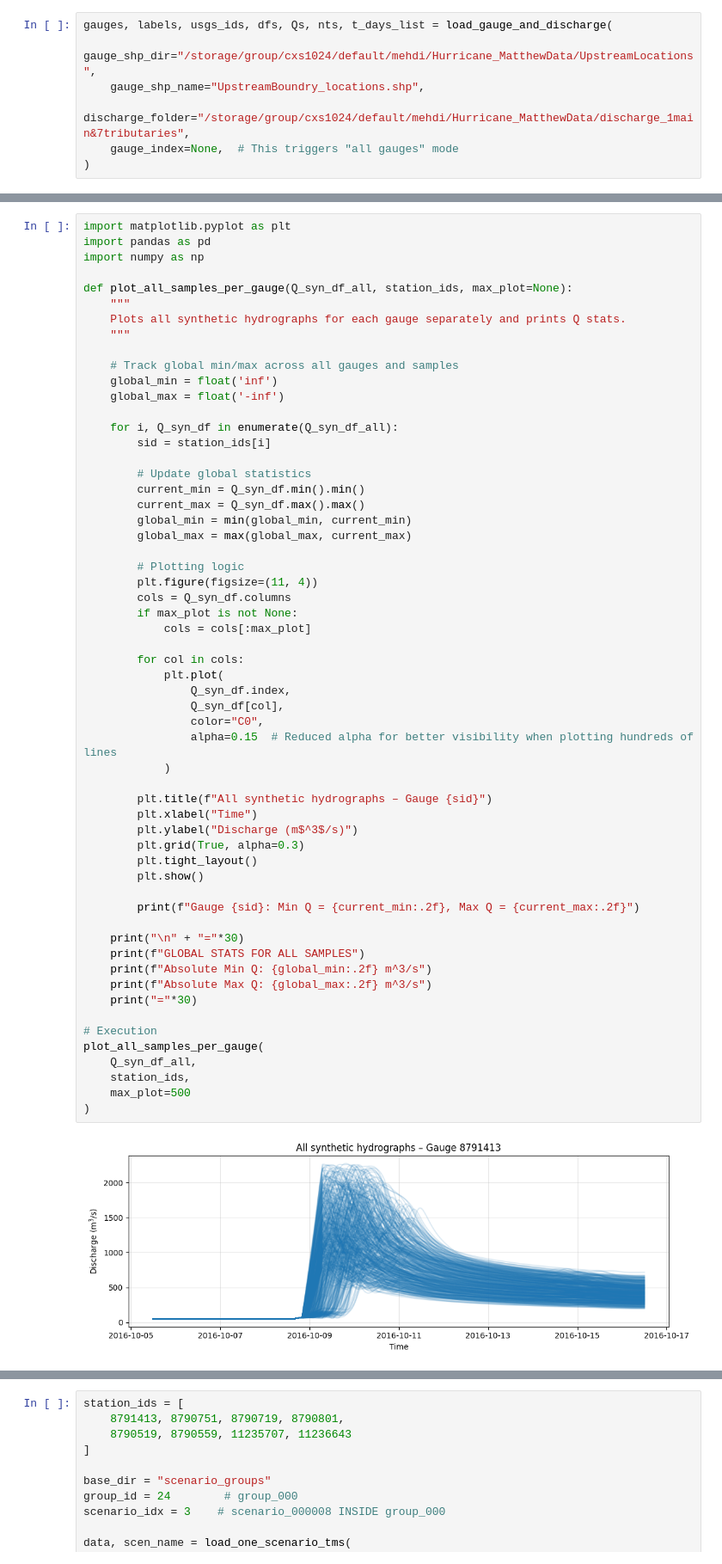
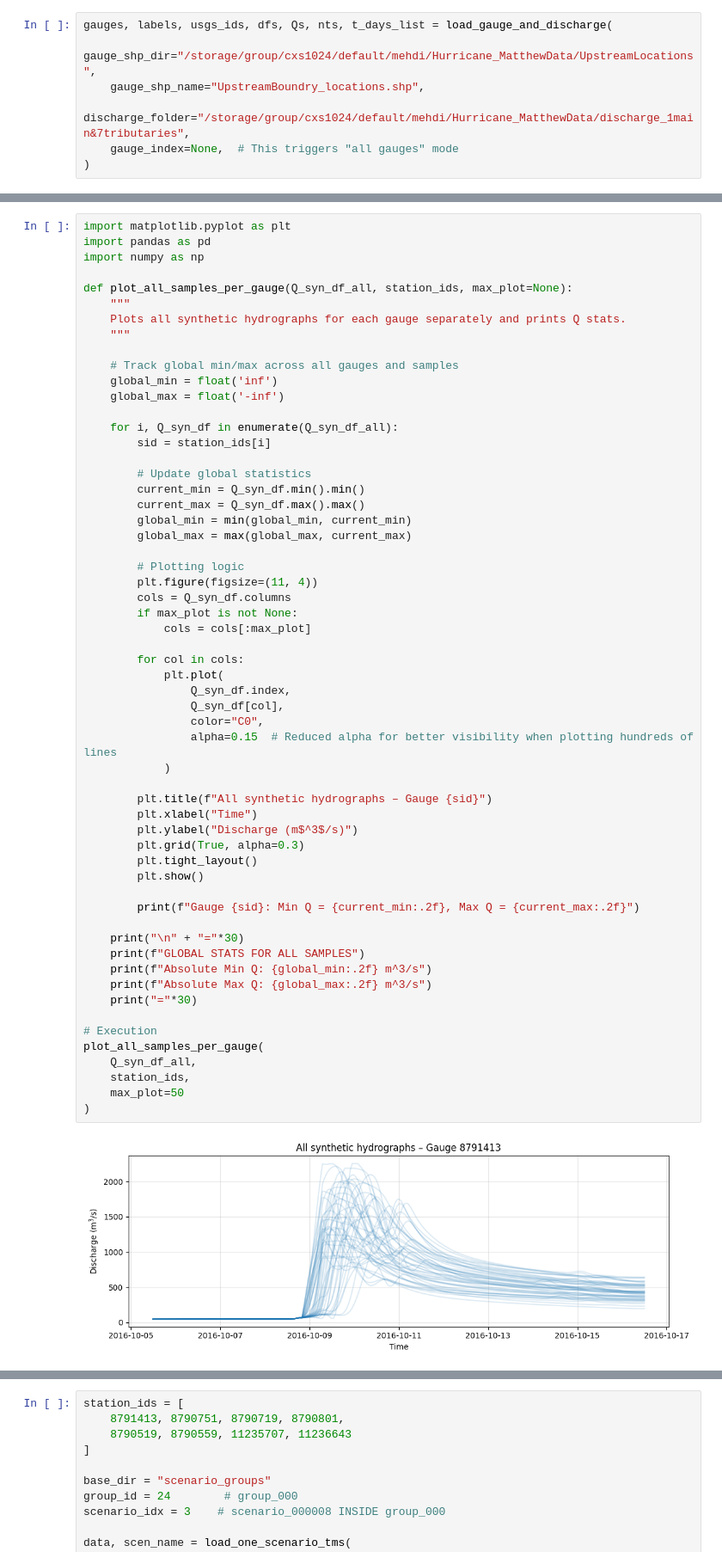
Before and after one commit to AMBehroozi/Flood_Neural_operator, a Jupyter notebook: data/flood_inundation/prepare_senarios.ipynb, the cells around one changed output, grey strips where cells are left out. Shown at 86% size. Cells and saved outputs as stored; diff of their text form.

```diff
--- a/data/flood_inundation/prepare_senarios.ipynb
+++ b/data/flood_inundation/prepare_senarios.ipynb
@@ -1361,33 +1466,33 @@ def plot_all_samples_per_gauge(Q_syn_df_all, station_ids, max_plot=None):
 
         for col in cols:
             plt.plot(
                 Q_syn_df.index,
                 Q_syn_df[col],
                 color="C0",
                 alpha=0.15  # Reduced alpha for better visibility when plotting hundreds of lines
             )
 
         plt.title(f"All synthetic hydrographs – Gauge {sid}")
         plt.xlabel("Time")
         plt.ylabel("Discharge (m$^3$/s)")
         plt.grid(True, alpha=0.3)
         plt.tight_layout()
         plt.show()
 
         print(f"Gauge {sid}: Min Q = {current_min:.2f}, Max Q = {current_max:.2f}")
 
     print("\n" + "="*30)
     print(f"GLOBAL STATS FOR ALL SAMPLES")
     print(f"Absolute Min Q: {global_min:.2f} m^3/s")
     print(f"Absolute Max Q: {global_max:.2f} m^3/s")
     print("="*30)
 
 # Execution
 plot_all_samples_per_gauge(
     Q_syn_df_all,
     station_ids,
-    max_plot=500
+    max_plot=50
 )
 # %% [output]
-[figure, old version]
+[figure, new version]
 Gauge 8791413: Min Q = 47.84, Max Q = 2272.51
```
Also changed, not shown: parts of 3 cells of this notebook, 15 other files.
